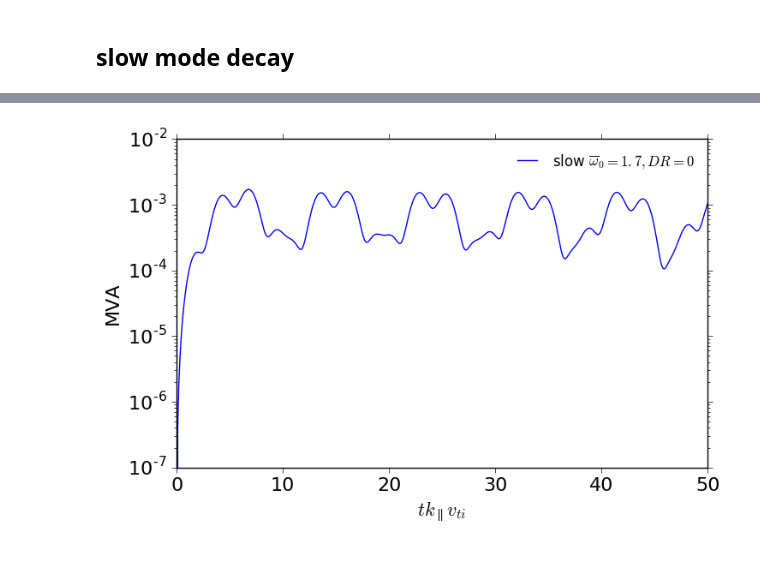
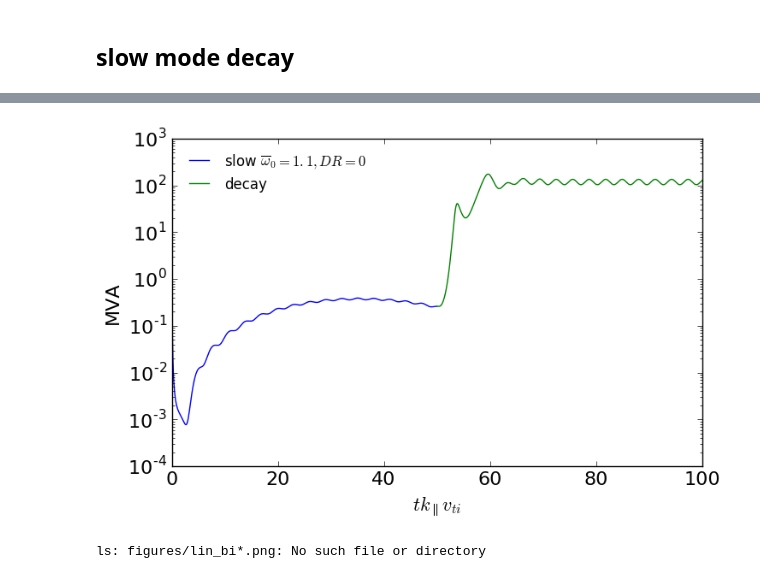
Before and after one commit to YuguangTong/Fourier-Laplace-plasma-response-in-driven-Gyrokinetics, a Jupyter notebook: python/Draft_20161025.ipynb, the cells around one changed output, grey strips where cells are left out. Saved outputs shown, nothing was run; the diff lists cells and outputs as text; code cells hidden in the pictures.

```diff
--- a/python/Draft_20161025.ipynb
+++ b/python/Draft_20161025.ipynb
@@ -108,9 +81,22 @@ mpl.rcParams['legend.fontsize'] = fs-4
 # %%
 file_dir = '/Volumes/yuguang_sd/data/agk/lin_response/bi_unity_alfven/'
 file, heat, t, Ebperp, Ebpar = {},  {}, {}, {}, {}
-file_ind = [1]
+file_ind = [1, 2]
 for i in file_ind:
     file[i] = file_dir + 'lin_upar_{}'.format(str(i)) + '.heat'
     heat[i] = np.loadtxt(file[i])
     t[i], Ebperp[i], Ebpar[i] =heat[i][:, 0], heat[i][:, 2], heat[i][:, 3]
-labels = {1:'Alfven {}'.format(r'$\overline{\omega}_0=0.9, DR=0$')}
+labels = {1:'Alfven {}'.format(r'$\overline{\omega}_0=0.9, DR=0$'),
+         2: 'decay'}
+# %%
+fig_Ebperp, ax = plt.subplots(figsize=(8, 8*0.618))
+for i in file_ind:
+        ax.plot(t[i], Ebperp[i], label = labels[i])
+#         ax.plot(t[i], Ebperp[i], label = labels[i])
+
+ax.set_yscale('log')
+ax.legend(loc='best', frameon=False)
+ax.set_ylabel('$E_{B_\perp}$')
+ax.set_xlabel('$tk_\parallel v_{ti}$')
+fig_Ebperp.savefig('lin_bi_1_alfven_Ebperp_1.png', dpi=200)
+plt.show()
@@ -137,9 +121,20 @@ plt.show()
 # %%
 file_dir = '/Volumes/yuguang_sd/data/agk/lin_response/bi_unity_slow/'
 file, heat, t, Ebperp, Ebpar = {},  {}, {}, {}, {}
-file_ind = [1]
+file_ind = [1, 2]
 for i in file_ind:
     file[i] = file_dir + 'lin_upar_{}'.format(str(i)) + '.heat'
     heat[i] = np.loadtxt(file[i])
     t[i], Ebperp[i], Ebpar[i] =heat[i][:, 0], heat[i][:, 2], heat[i][:, 3]
-labels = {1:'slow {}'.format(r'$\overline{\omega}_0=1.7, DR=0$')}
+labels = {1:'slow {}'.format(r'$\overline{\omega}_0=1.1, DR=0$'), 2:'decay'}
+# %%
+fig_Ebpar, ax = plt.subplots(figsize=(8, 8*0.618))
+for i in file_ind:
+    ax.plot(t[i], Ebpar[i], label = labels[i])
+
+ax.set_yscale('log')
+ax.legend(loc='best', frameon=False)
+ax.set_ylabel('$E_{B_\parallel}$')
+ax.set_xlabel('$tk_\parallel v_{ti}$')
+fig_Ebpar.savefig('lin_bi_1_slow_Ebpar_1.png', dpi=200)
+plt.show()
@@ -146,14 +143,17 @@ labels = {1:'slow {}'.format(r'$\overline{\omega}_0=1.7, DR=0$')}
 # %%
 fig_mva, ax = plt.subplots(figsize=(8, 8*0.618))
 for i in file_ind:
-#         ax.plot(t[i][1:], Ebperp[i][1:]/Ebpar[i][1:], label = labels[i])
-        ax.plot(t[i], Ebperp[i], label = labels[i])
+    ax.plot(t[i][1:], Ebperp[i][1:]/Ebpar[i][1:], label = labels[i])
 
 ax.set_yscale('log')
 ax.legend(loc='best', frameon=False)
 ax.set_ylabel('MVA')
 ax.set_xlabel('$tk_\parallel v_{ti}$')
-# fig_mva.savefig('lin_mix_mva_1.png', dpi=200)
+fig_mva.savefig('lin_bi_1_slow_mva_1.png', dpi=200)
 plt.show()
 # %% [output]
-[figure, old version]
+[figure, new version]
+# %%
+ls figures/lin_bi*.png
+# %% [output]
+ls: figures/lin_bi*.png: No such file or directory
```
Also changed, not shown: parts of 11 cells of this notebook, 15 other files.
